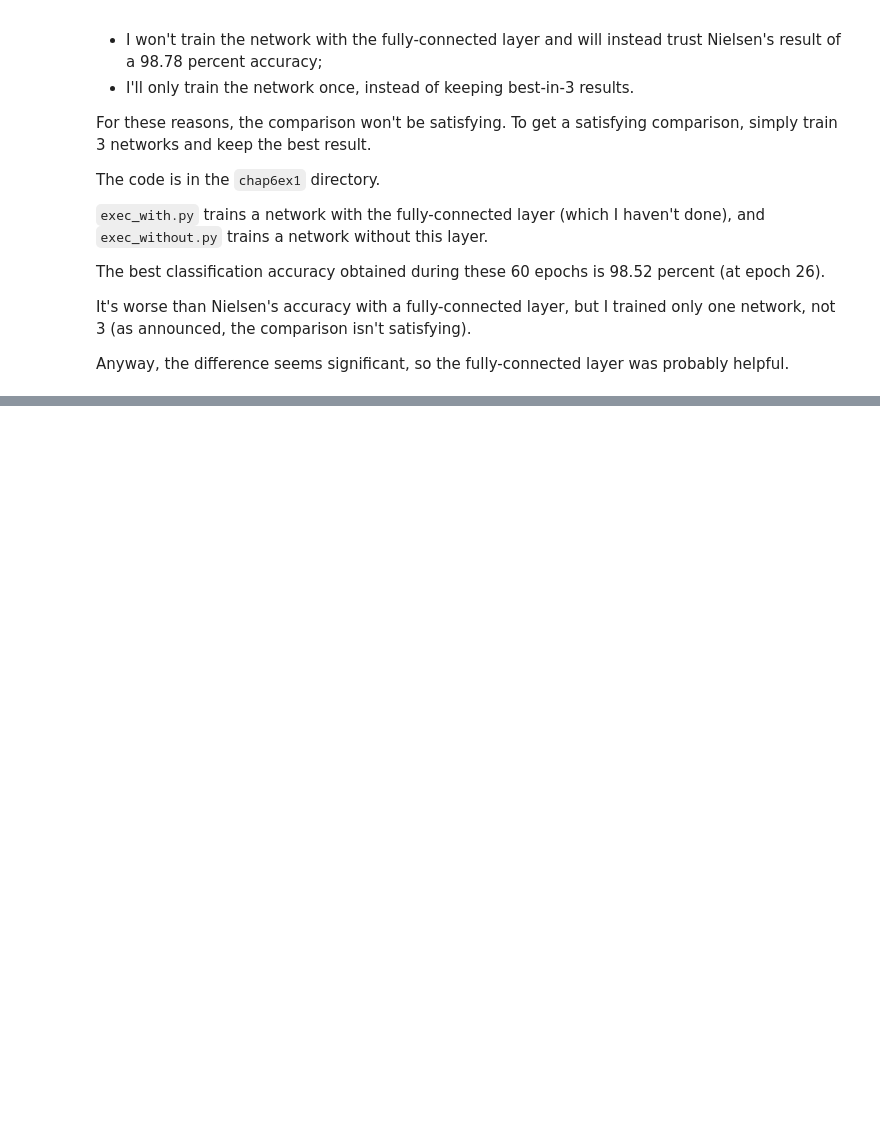
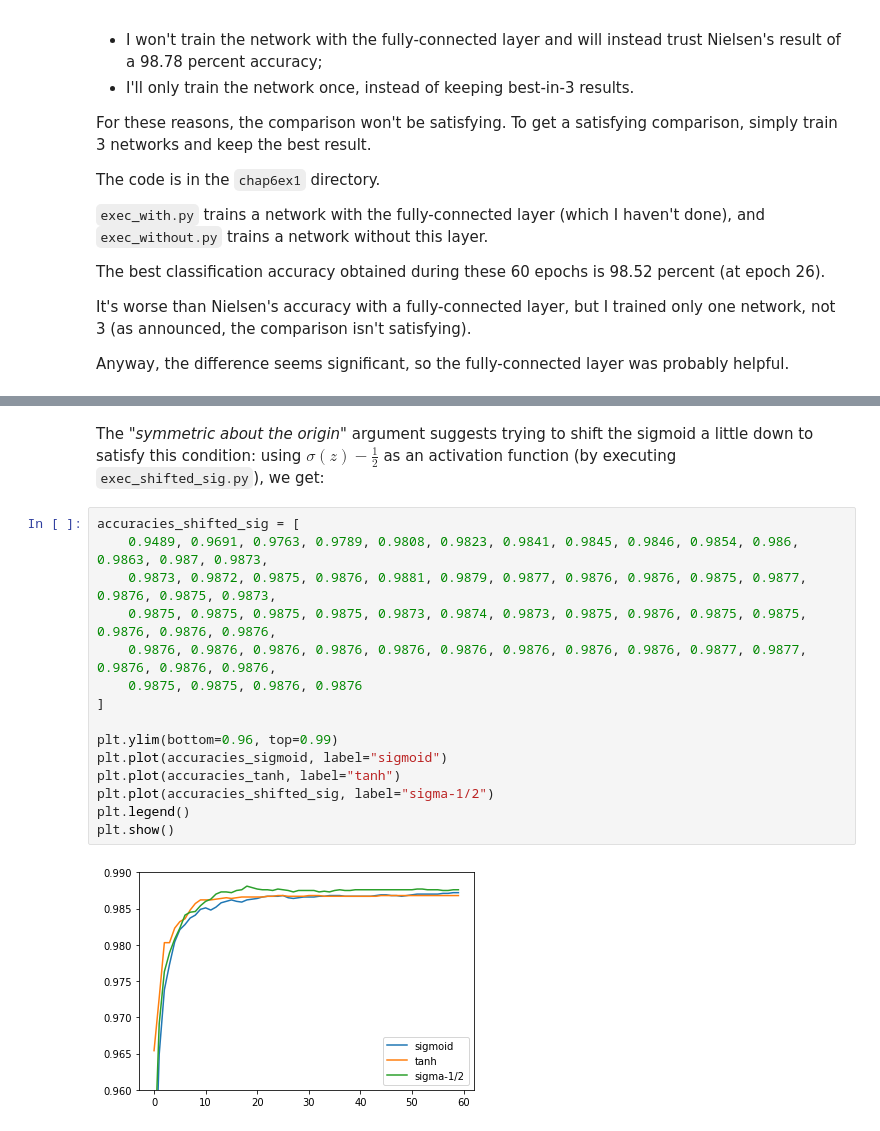
Before and after one commit to nndl-solutions/NNDL-solutions, a Jupyter notebook: notebooks/chap-6-deep-learning.ipynb, the cells around one changed output, grey strips where cells are left out. Drawn from its saved outputs; the diff is of its cells as text; blank space fills up the shorter version.

```diff
--- a/notebooks/chap-6-deep-learning.ipynb
+++ b/notebooks/chap-6-deep-learning.ipynb
@@ -160,0 +244,19 @@ Anyway, the difference seems significant, so the fully-connected layer was proba
+# %% [markdown]
+The "*symmetric about the origin*" argument suggests trying to shift the sigmoid a little down to satisfy this condition: using $\sigma(z) - \frac 1 2$ as an activation function (by executing `exec_shifted_sig.py`), we get:
+# %%
+accuracies_shifted_sig = [
+    0.9489, 0.9691, 0.9763, 0.9789, 0.9808, 0.9823, 0.9841, 0.9845, 0.9846, 0.9854, 0.986, 0.9863, 0.987, 0.9873,
+    0.9873, 0.9872, 0.9875, 0.9876, 0.9881, 0.9879, 0.9877, 0.9876, 0.9876, 0.9875, 0.9877, 0.9876, 0.9875, 0.9873,
+    0.9875, 0.9875, 0.9875, 0.9875, 0.9873, 0.9874, 0.9873, 0.9875, 0.9876, 0.9875, 0.9875, 0.9876, 0.9876, 0.9876,
+    0.9876, 0.9876, 0.9876, 0.9876, 0.9876, 0.9876, 0.9876, 0.9876, 0.9876, 0.9877, 0.9877, 0.9876, 0.9876, 0.9876,
+    0.9875, 0.9875, 0.9876, 0.9876
+]
+
+plt.ylim(bottom=0.96, top=0.99)
+plt.plot(accuracies_sigmoid, label="sigmoid")
+plt.plot(accuracies_tanh, label="tanh")
+plt.plot(accuracies_shifted_sig, label="sigma-1/2")
+plt.legend()
+plt.show()
+# %% [output]
+[figure, added]
```
Also changed, not shown: parts of 7 cells of this notebook, 6 other files.
